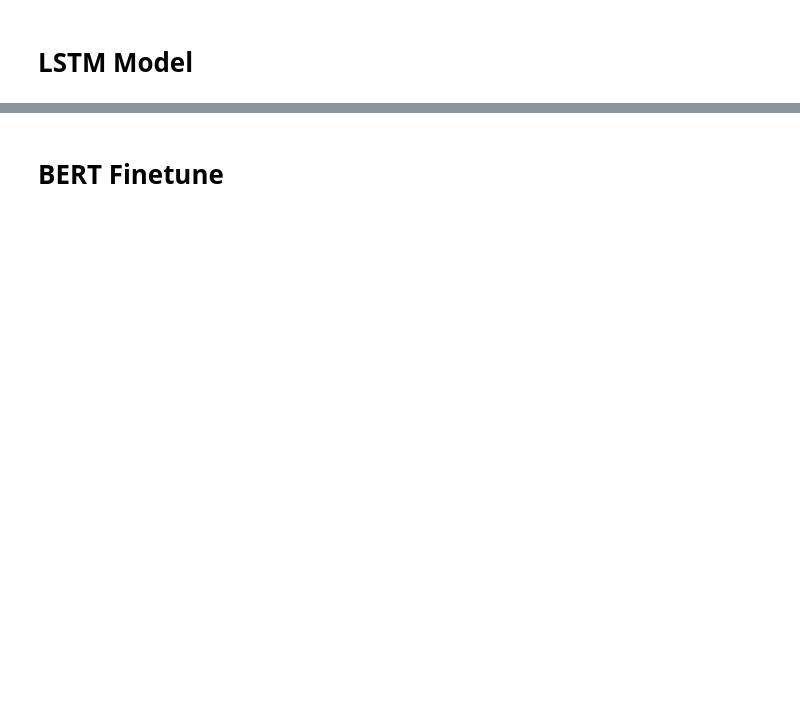
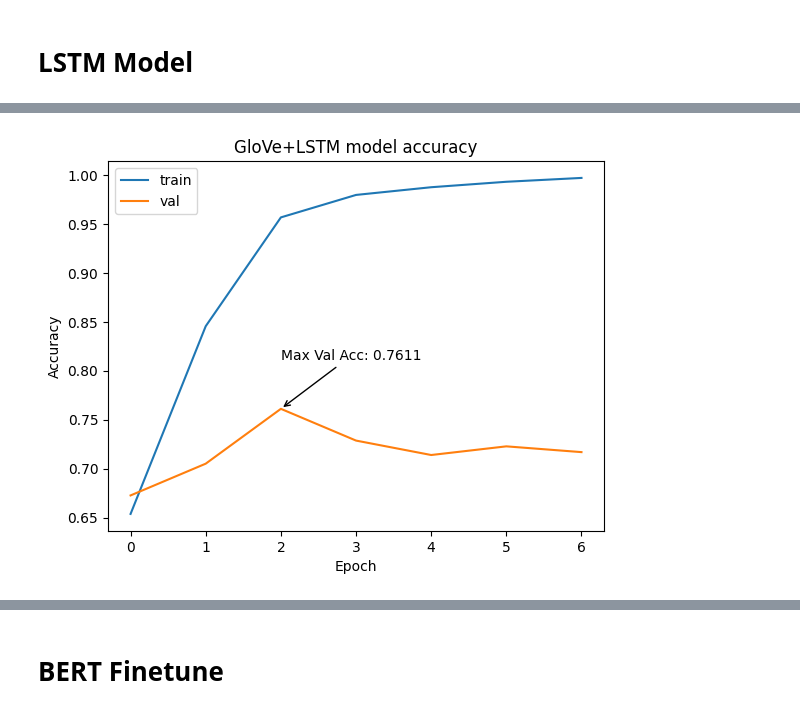
Before and after one commit to Francesco9932/financial-sentiment-analysis, a Jupyter notebook: financial-sentiment-analysis.ipynb, the cells around one changed output, grey strips where cells are left out. Drawn from its saved outputs; the diff is of its cells as text; code cells hidden in the pictures; blank space fills up the shorter version.

```diff
--- a/financial-sentiment-analysis.ipynb
+++ b/financial-sentiment-analysis.ipynb
@@ -211,0 +406,4 @@ print("Test accuracy: {:.5f}%".format(results[1]  * 100))
+# %%
+plot_train_val_acc(history, "GloVe+LSTM model accuracy", "accuracy")
+# %% [output]
+[figure, added]
```
Also changed, not shown: parts of 37 cells of this notebook.
